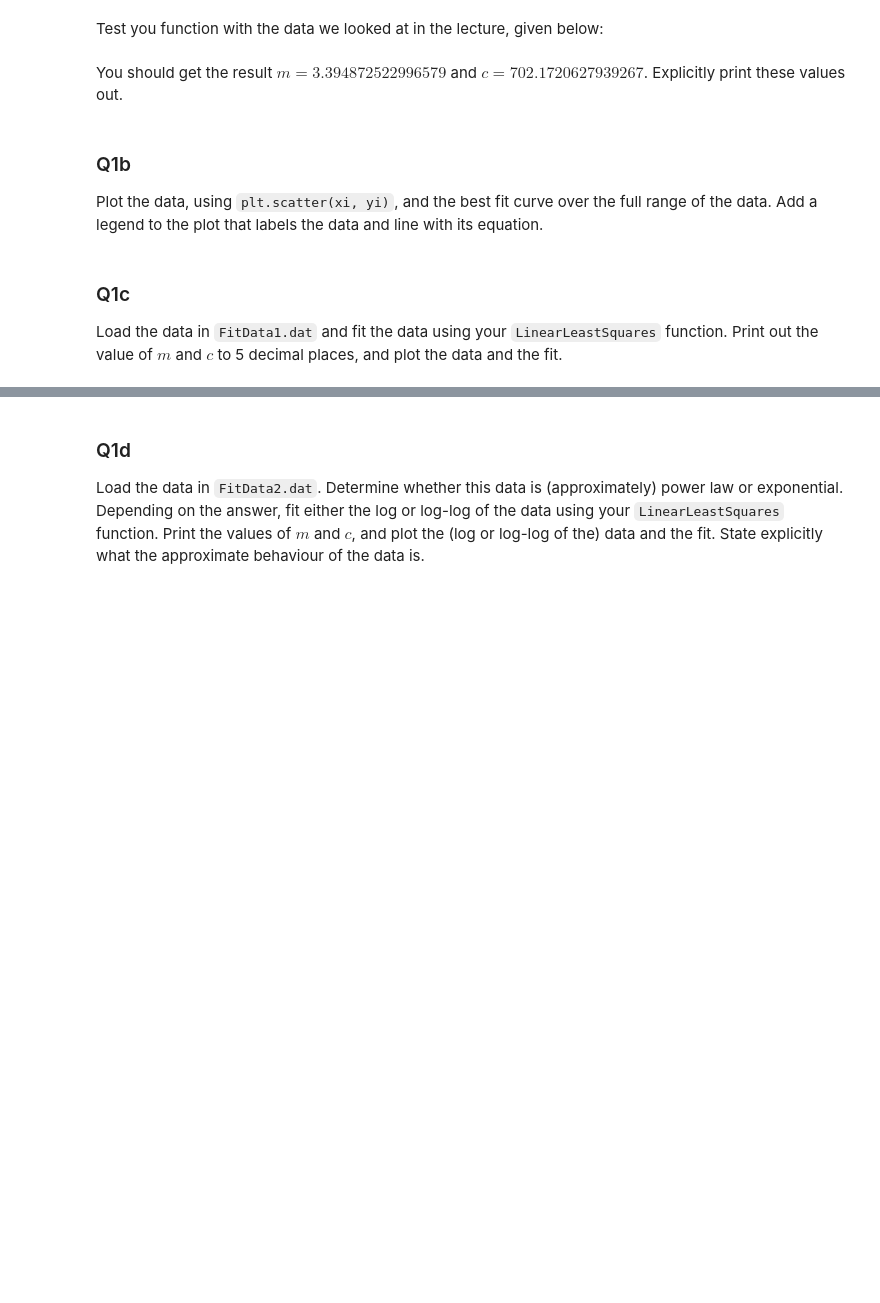
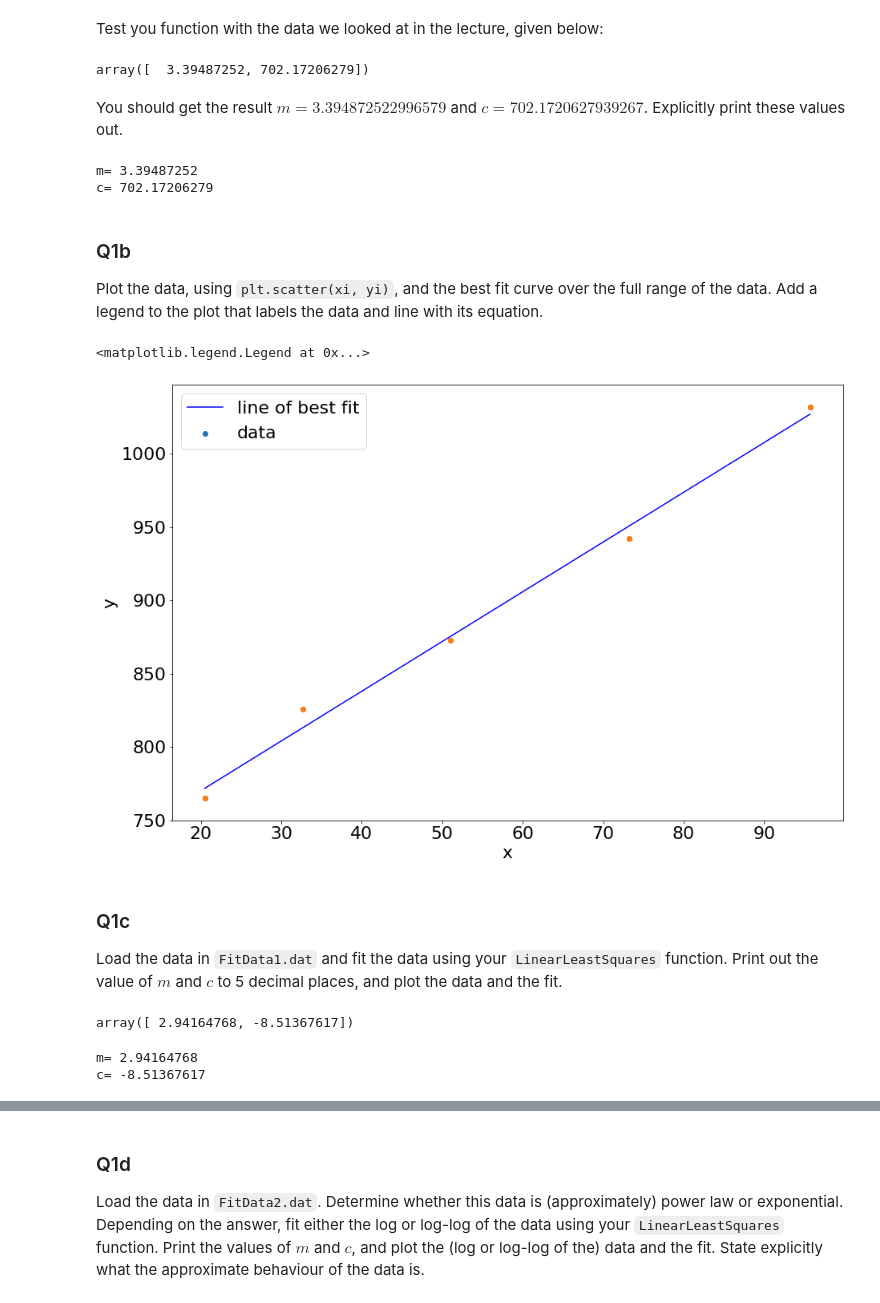
Before and after one commit to ConnorMcGoldrick/ACM20030-Assignments, a Jupyter notebook: Assignment-3.ipynb, the cells around one changed output, grey strips where cells are left out. Cells and saved outputs as stored; diff of their text form; code cells hidden in the pictures; blank space fills up the shorter version.

```diff
--- a/Assignment-3.ipynb
+++ b/Assignment-3.ipynb
@@ -58,11 +69,49 @@ Write a function that takes in two arrays of data for the x and y values and ret
 Test you function with the data we looked at in the lecture, given below:
 # %%
 testdata  = np.array([[20.5, 765], [32.7, 826], [51.0, 873], [73.2,942], [95.7,1032]])
+LinearLeastSquares(testdata[:,0],testdata[:,1])
+# %% [output]
+array([  3.39487252, 702.17206279])
 # %% [markdown]
 You should get the result $m=3.394872522996579$ and $c=702.1720627939267$. Explicitly print these values out.
+# %%
+m = 3.39487252
+c = 702.17206279
+print('m=' , m)
+print('c=' , c)
+# %% [output]
+m= 3.39487252
+c= 702.17206279
 # %% [markdown]
 ### Q1b
 Plot the data, using `plt.scatter(xi, yi)`, and the best fit curve over the full range of the data. Add a legend to the plot that labels the data and line with its equation.
+# %%
+xi = testdata[:,0]
+yi = testdata[:,1]
+plt.scatter(xi, yi)
+plt.xlabel('x')
+plt.ylabel('y')
+plt.scatter(xi, yi, label = 'data')
+yi_pred = m*xi + c
+plt.plot(xi, m*xi + c, 'b', label ='best fit curve')
+plt.legend(['line of best fit' , 'data'])
+# %% [output]
+<matplotlib.legend.Legend at 0x...>
+[figure, added]
 # %% [markdown]
 ### Q1c
 Load the data in `FitData1.dat` and fit the data using your `LinearLeastSquares` function. Print out the value of $m$ and $c$ to 5 decimal places, and plot the data and the fit.
+# %%
+data_1 = np.loadtxt('FitData1.dat')
+LinearLeastSquares(data_1[:,0], data_1[:,1])
+# %% [output]
+array([ 2.94164768, -8.51367617])
+# %%
+#New values of m and c for data_1
+m = 2.94164768
+c = -8.51367617
+print('m=' , m)
+print('c=' , c)
+# %% [output]
+m= 2.94164768
+c= -8.51367617
```
Also changed, not shown: parts of 6 cells of this notebook.
